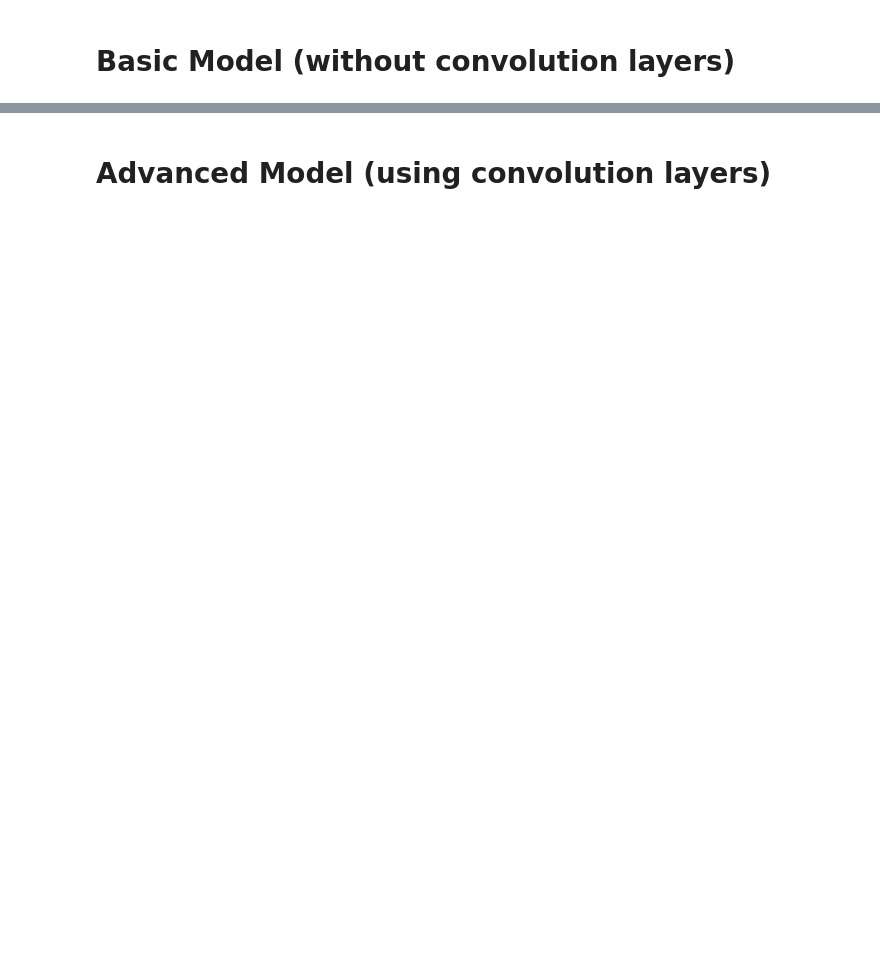
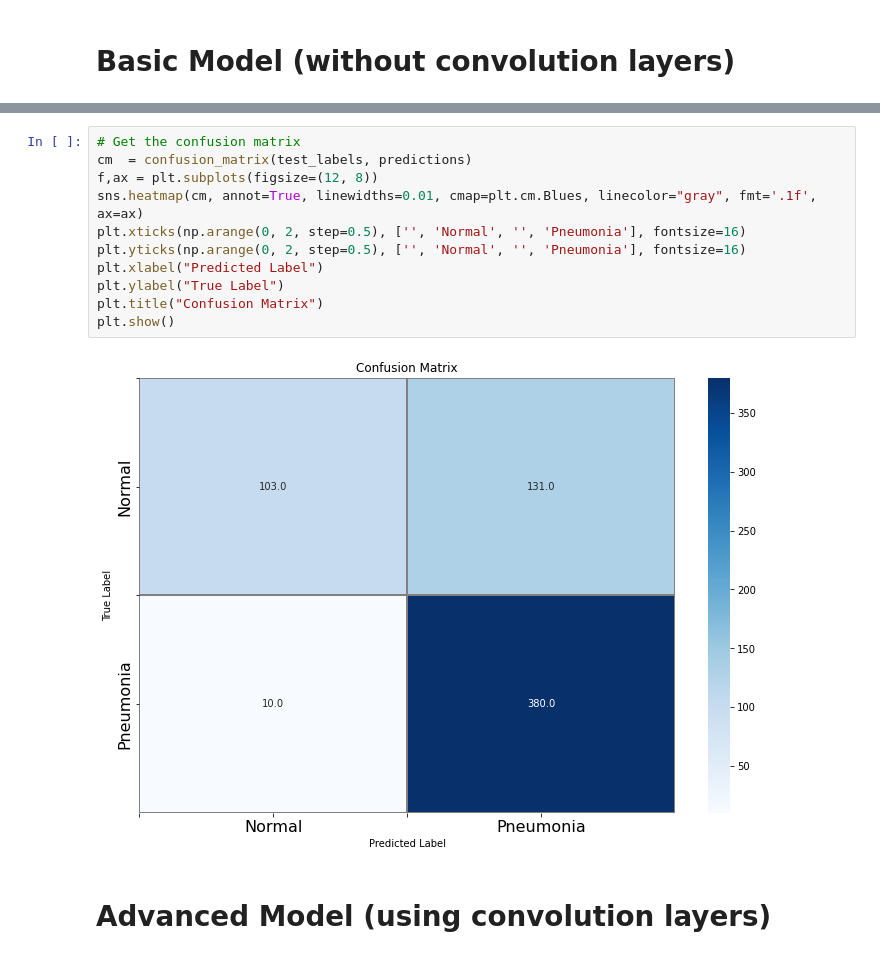
Before and after one commit to joni-menahem/DeepLearning-DrorLederman-assign1_2, a Jupyter notebook: assign1_FIX.ipynb, the cells around one changed output, grey strips where cells are left out. Drawn from its saved outputs; the diff is of its cells as text; blank space fills up the shorter version.

```diff
--- a/assign1_FIX.ipynb
+++ b/assign1_FIX.ipynb
@@ -243,3 +315,16 @@ Test accuracy: 0.7355769276618958
+# %%
+# Get the confusion matrix
+cm  = confusion_matrix(test_labels, predictions)
+f,ax = plt.subplots(figsize=(12, 8))
+sns.heatmap(cm, annot=True, linewidths=0.01, cmap=plt.cm.Blues, linecolor="gray", fmt='.1f', ax=ax)
+plt.xticks(np.arange(0, 2, step=0.5), ['', 'Normal', '', 'Pneumonia'], fontsize=16)
+plt.yticks(np.arange(0, 2, step=0.5), ['', 'Normal', '', 'Pneumonia'], fontsize=16)
+plt.xlabel("Predicted Label")
+plt.ylabel("True Label")
+plt.title("Confusion Matrix")
+plt.show()
+# %% [output]
+[figure, added]
 # %% [markdown]
 # Advanced Model (using convolution layers)
 # %%
```
Also changed, not shown: parts of 44 cells of this notebook.
